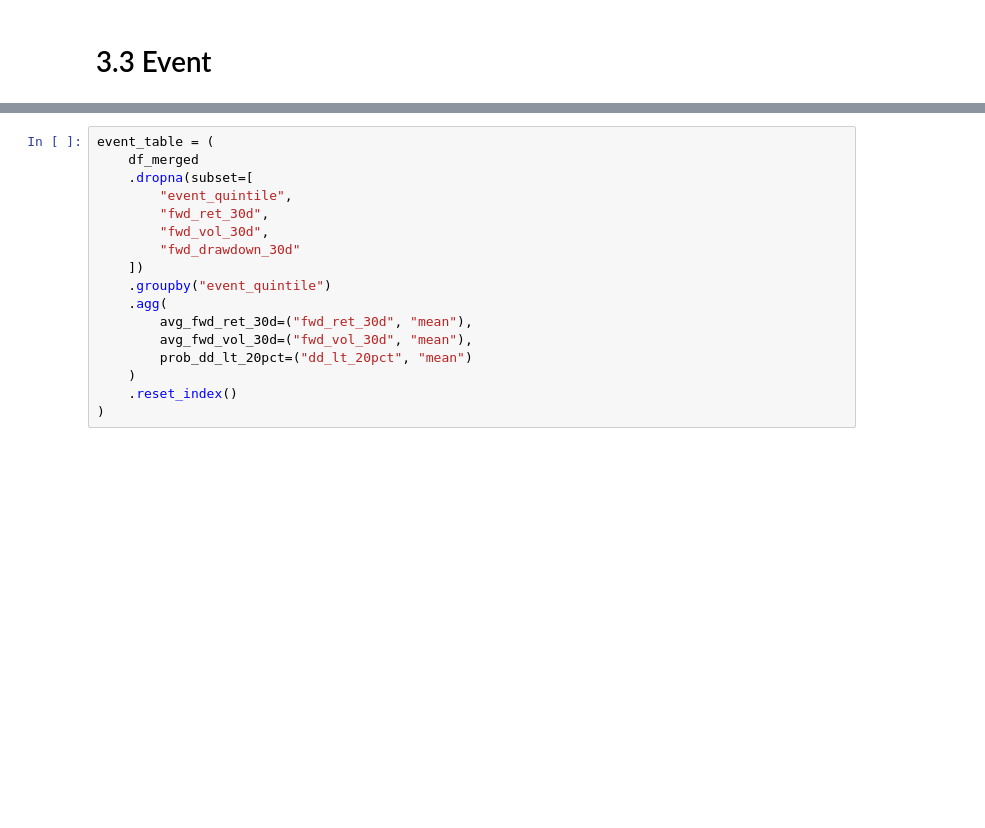
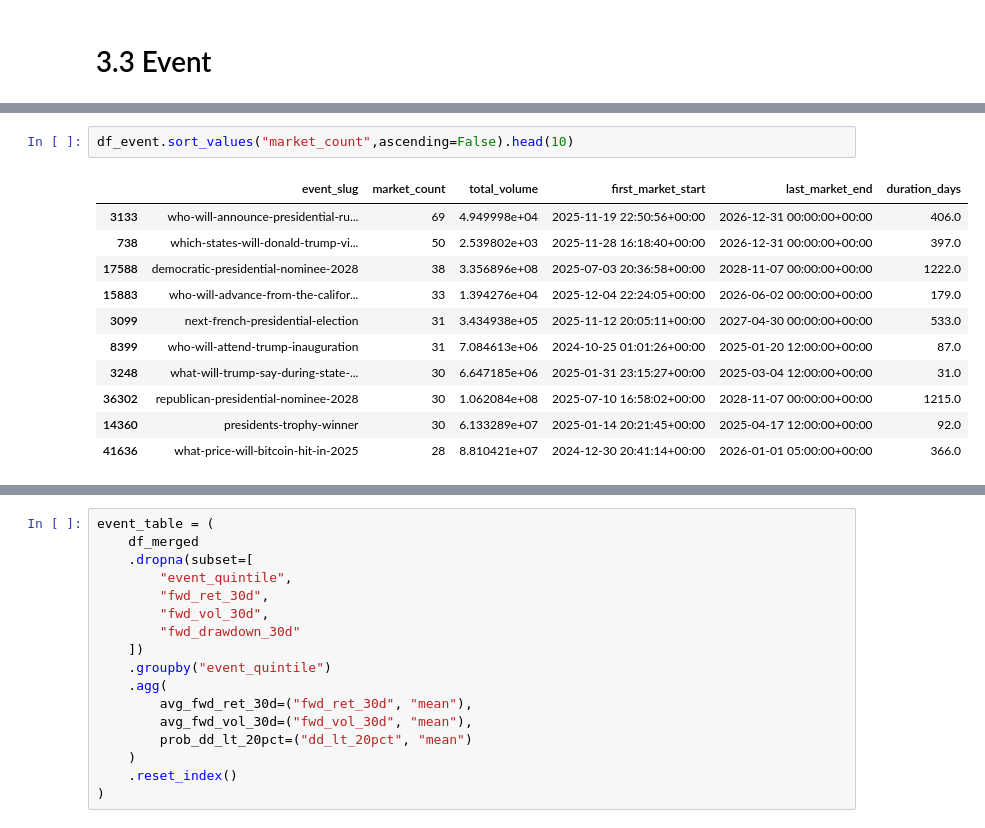
Before and after one commit to shuangvely/bitcoin-analytics-capstone-sp26-team08, a Jupyter notebook: eda/EDA.ipynb, the cells around one changed output, grey strips where cells are left out. Cells and saved outputs as stored; diff of their text form; blank space fills up the shorter version.

```diff
--- a/eda/EDA.ipynb
+++ b/eda/EDA.ipynb
@@ -834 +924,15 @@ df_event.describe()
+# %%
+df_event.sort_values("market_count",ascending=False).head(10)
+# %% [output]
+|  | event_slug | market_count | total_volume | first_market_start | last_market_end | duration_days |
+| 3133 | who-will-announce-presidential-ru... | 69 | 4.949998e+04 | 2025-11-19 22:50:56+00:00 | 2026-12-31 00:00:00+00:00 | 406.0 |
+| 738 | which-states-will-donald-trump-vi... | 50 | 2.539802e+03 | 2025-11-28 16:18:40+00:00 | 2026-12-31 00:00:00+00:00 | 397.0 |
+| 17588 | democratic-presidential-nominee-2028 | 38 | 3.356896e+08 | 2025-07-03 20:36:58+00:00 | 2028-11-07 00:00:00+00:00 | 1222.0 |
+| 15883 | who-will-advance-from-the-califor... | 33 | 1.394276e+04 | 2025-12-04 22:24:05+00:00 | 2026-06-02 00:00:00+00:00 | 179.0 |
+| 3099 | next-french-presidential-election | 31 | 3.434938e+05 | 2025-11-12 20:05:11+00:00 | 2027-04-30 00:00:00+00:00 | 533.0 |
+| 8399 | who-will-attend-trump-inauguration | 31 | 7.084613e+06 | 2024-10-25 01:01:26+00:00 | 2025-01-20 12:00:00+00:00 | 87.0 |
+| 3248 | what-will-trump-say-during-state-... | 30 | 6.647185e+06 | 2025-01-31 23:15:27+00:00 | 2025-03-04 12:00:00+00:00 | 31.0 |
+| 36302 | republican-presidential-nominee-2028 | 30 | 1.062084e+08 | 2025-07-10 16:58:02+00:00 | 2028-11-07 00:00:00+00:00 | 1215.0 |
+| 14360 | presidents-trophy-winner | 30 | 6.133289e+07 | 2025-01-14 20:21:45+00:00 | 2025-04-17 12:00:00+00:00 | 92.0 |
+| 41636 | what-price-will-bitcoin-hit-in-2025 | 28 | 8.810421e+07 | 2024-12-30 20:41:14+00:00 | 2026-01-01 05:00:00+00:00 | 366.0 |
 # %%
```
Also changed, not shown: parts of 46 cells of this notebook, 1 other file.
